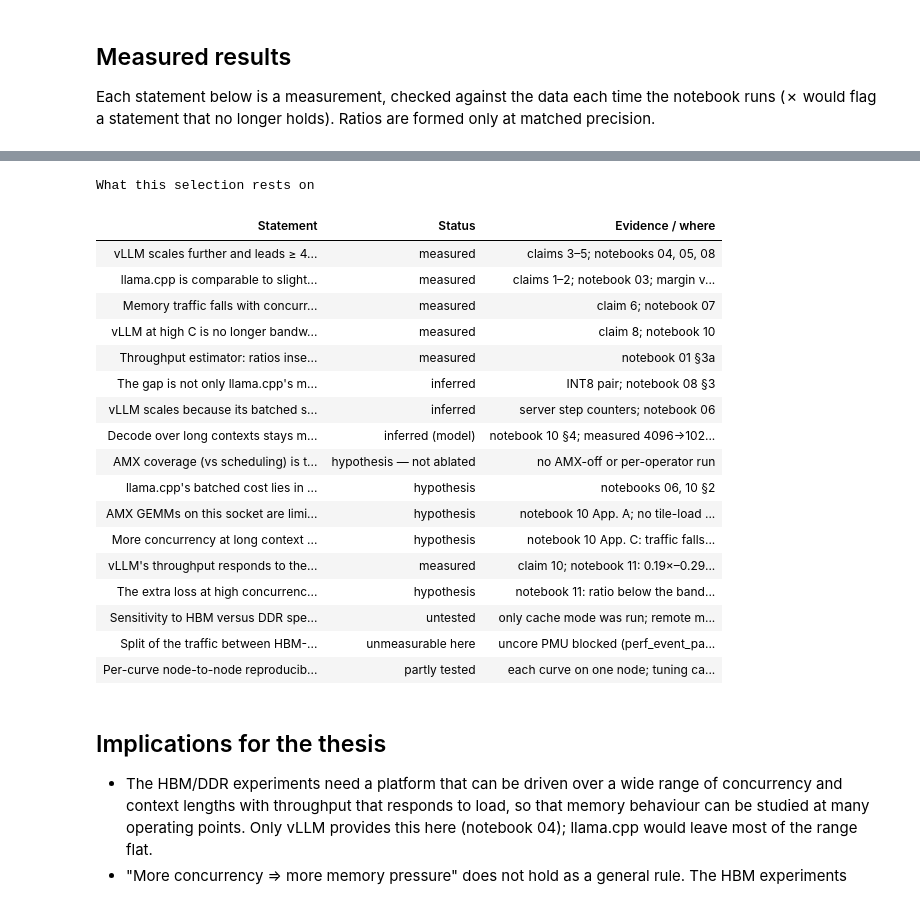
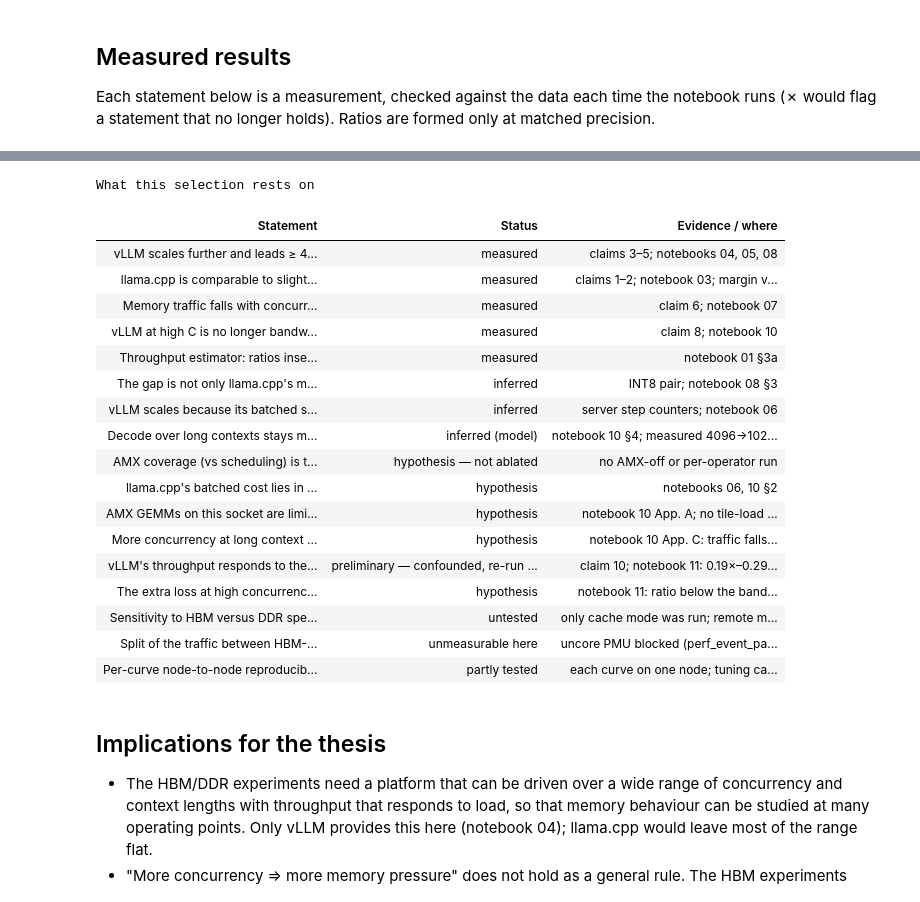
Before and after one commit to struggling-student/llm-backend-analysis, a Jupyter notebook: notebooks/backend_selection/09_backend_selection_summary.ipynb, the cells around one changed output, grey strips where cells are left out. Cells and saved outputs as stored; diff of their text form; code cells hidden in the pictures.

```diff
--- a/notebooks/backend_selection/09_backend_selection_summary.ipynb
+++ b/notebooks/backend_selection/09_backend_selection_summary.ipynb
@@ -407,35 +407,35 @@ status = pd.DataFrame([
     ("vLLM at high C is no longer bandwidth-bound and below both roofs", "measured", "claim 8; notebook 10"),
     ("Throughput estimator: ratios insensitive to the estimator; some points deviate > 5% from Little's law", "measured", "notebook 01 §3a"),
     ("The gap is not only llama.cpp's missing BF16 AMX kernel", "inferred", "INT8 pair; notebook 08 §3"),
     ("vLLM scales because its batched step cost per token falls steeply", "inferred", "server step counters; notebook 06"),
     ("Decode over long contexts stays memory-bound at any batch size", "inferred (model)", "notebook 10 §4; measured 4096→1024 is ~prefill-dominated"),
     ("AMX coverage (vs scheduling) is the main reason vLLM scales", "hypothesis — not ablated", "no AMX-off or per-operator run"),
     ("llama.cpp's batched cost lies in attention / small-row Q8_0 GEMMs", "hypothesis", "notebooks 06, 10 §2"),
     ("AMX GEMMs on this socket are limited by feeding the tiles", "hypothesis", "notebook 10 App. A; no tile-load counters"),
     ("More concurrency at long context brings vLLM back onto the memory roof", "hypothesis", "notebook 10 App. C: traffic falls, roof drops"),
-    (f"vLLM's throughput responds to the memory system in the regimes of interest (remote memory: {K['membind_remote_stream_gbs']} GB/s, higher latency)", "measured", f"claim 10; notebook 11: {K['membind_throughput_ratio_vllm']} of local throughput; remote traffic modelled, not counted"),
+    (f"vLLM's throughput responds to the memory system in the regimes of interest (remote memory: {K['membind_remote_stream_gbs']} GB/s, higher latency)", "preliminary — confounded, re-run pending", f"claim 10; notebook 11: {K['membind_throughput_ratio_vllm']} of local throughput; remote traffic modelled, not counted"),
     ("The extra loss at high concurrency comes from latency, not bandwidth", "hypothesis", "notebook 11: ratio below the bandwidth-only bound; latency not varied separately"),
     ("Sensitivity to HBM versus DDR specifically (flat vs cache mode, HBM capacity)", "untested", "only cache mode was run; remote memory is not slower HBM"),
     ("Split of the traffic between HBM-cache hits and DDR", "unmeasurable here", "uncore PMU blocked (perf_event_paranoid = 2)"),
     ("Per-curve node-to-node reproducibility", "partly tested", "each curve on one node; tuning campaign only, notebook 01 §6a"),
 ], columns=["Statement", "Status", "Evidence / where"])
 display(table(status, align="left", caption="What this selection rests on"))
 # %% [output]
 What this selection rests on
 | Statement | Status | Evidence / where |
 | vLLM scales further and leads ≥ 4... | measured | claims 3–5; notebooks 04, 05, 08 |
 | llama.cpp is comparable to slight... | measured | claims 1–2; notebook 03; margin v... |
 | Memory traffic falls with concurr... | measured | claim 6; notebook 07 |
 | vLLM at high C is no longer bandw... | measured | claim 8; notebook 10 |
 | Throughput estimator: ratios inse... | measured | notebook 01 §3a |
 | The gap is not only llama.cpp's m... | inferred | INT8 pair; notebook 08 §3 |
 | vLLM scales because its batched s... | inferred | server step counters; notebook 06 |
 | Decode over long contexts stays m... | inferred (model) | notebook 10 §4; measured 4096→102... |
 | AMX coverage (vs scheduling) is t... | hypothesis — not ablated | no AMX-off or per-operator run |
 | llama.cpp's batched cost lies in ... | hypothesis | notebooks 06, 10 §2 |
 | AMX GEMMs on this socket are limi... | hypothesis | notebook 10 App. A; no tile-load ... |
 | More concurrency at long context ... | hypothesis | notebook 10 App. C: traffic falls... |
-| vLLM's throughput responds to the... | measured | claim 10; notebook 11: 0.19×–0.29... |
+| vLLM's throughput responds to the... | preliminary — confounded, re-run ... | claim 10; notebook 11: 0.19×–0.29... |
 | The extra loss at high concurrenc... | hypothesis | notebook 11: ratio below the band... |
 | Sensitivity to HBM versus DDR spe... | untested | only cache mode was run; remote m... |
 | Split of the traffic between HBM-... | unmeasurable here | uncore PMU blocked (perf_event_pa... |
```
Also changed, not shown: parts of 2 cells of this notebook, 3 other files.
